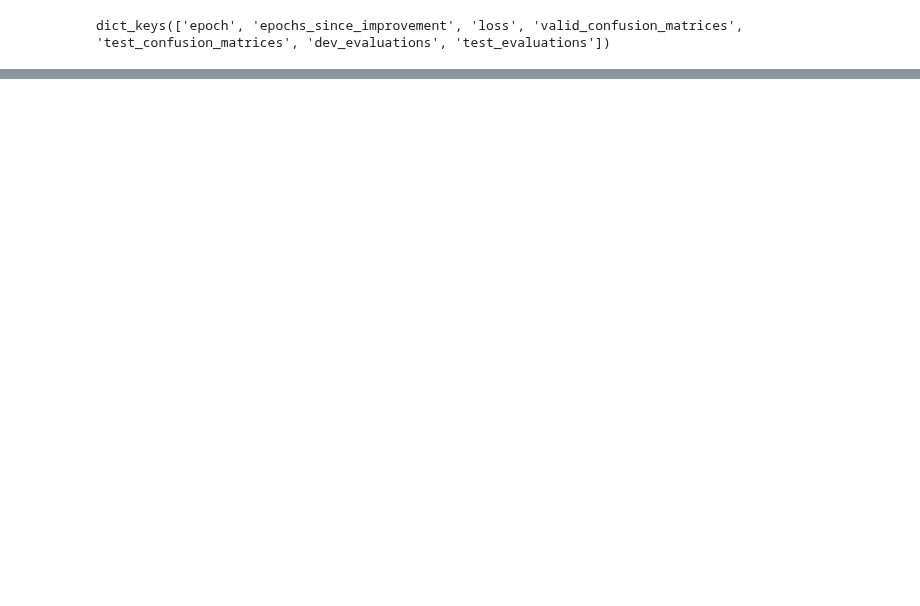
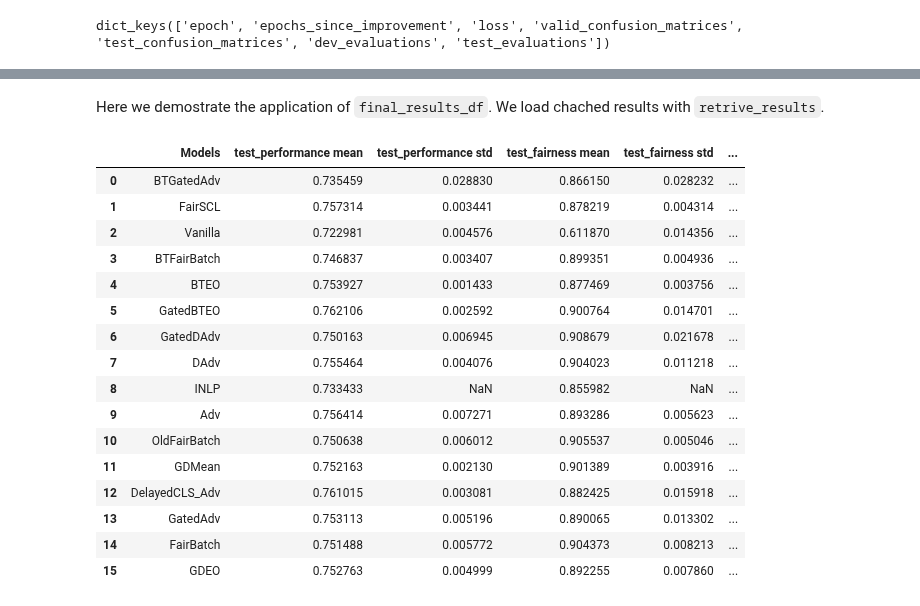
Before and after one commit to Libr-AI/fairlib, a Jupyter notebook: demo.ipynb, the cells around one changed output, grey strips where cells are left out. Saved outputs shown, nothing was run; the diff lists cells and outputs as text; code cells hidden in the pictures; blank space fills up the shorter version.

```diff
--- a/demo.ipynb
+++ b/demo.ipynb
@@ -218,0 +342,34 @@ analysis.model_selection(
+# %% [markdown]
+Here we demostrate the application of `final_results_df`. We load chached results with `retrive_results`.
+# %%
+Moji_results = analysis.retrive_results("Moji", log_dir="analysis/results")
+# %%
+Moji_main_results = analysis.final_results_df(
+    results_dict = Moji_results,
+    pareto = False,
+    pareto_selection = "test",
+    selection_criterion = "DTO",
+    return_dev = True,
+    # Fairness_threshold=0.95,
+    # return_conf=True,
+    # save_conf_dir=r"D:\Project\Fair_NLP_Classification\analysis\reproduce\Moji"
+    )
+Moji_main_results
+# %% [output]
+|  | Models | test_performance mean | test_performance std | test_fairness mean | test_fairness std | ... |
+| 0 | BTGatedAdv | 0.735459 | 0.028830 | 0.866150 | 0.028232 | ... |
+| 1 | FairSCL | 0.757314 | 0.003441 | 0.878219 | 0.004314 | ... |
+| 2 | Vanilla | 0.722981 | 0.004576 | 0.611870 | 0.014356 | ... |
+| 3 | BTFairBatch | 0.746837 | 0.003407 | 0.899351 | 0.004936 | ... |
+| 4 | BTEO | 0.753927 | 0.001433 | 0.877469 | 0.003756 | ... |
+| 5 | GatedBTEO | 0.762106 | 0.002592 | 0.900764 | 0.014701 | ... |
+| 6 | GatedDAdv | 0.750163 | 0.006945 | 0.908679 | 0.021678 | ... |
+| 7 | DAdv | 0.755464 | 0.004076 | 0.904023 | 0.011218 | ... |
+| 8 | INLP | 0.733433 | NaN | 0.855982 | NaN | ... |
+| 9 | Adv | 0.756414 | 0.007271 | 0.893286 | 0.005623 | ... |
+| 10 | OldFairBatch | 0.750638 | 0.006012 | 0.905537 | 0.005046 | ... |
+| 11 | GDMean | 0.752163 | 0.002130 | 0.901389 | 0.003916 | ... |
+| 12 | DelayedCLS_Adv | 0.761015 | 0.003081 | 0.882425 | 0.015918 | ... |
+| 13 | GatedAdv | 0.753113 | 0.005196 | 0.890065 | 0.013302 | ... |
+| 14 | FairBatch | 0.751488 | 0.005772 | 0.904373 | 0.008213 | ... |
+| 15 | GDEO | 0.752763 | 0.004999 | 0.892255 | 0.007860 | ... |
```
Also changed, not shown: parts of 37 cells of this notebook, 2 other files.
